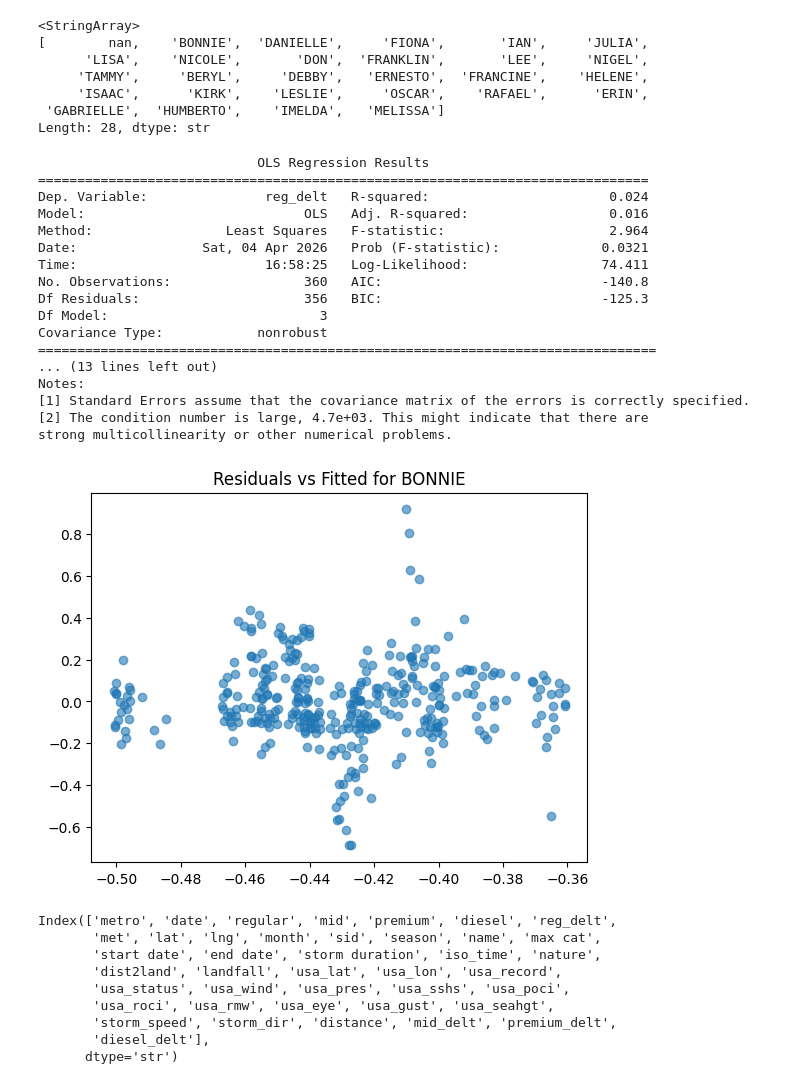
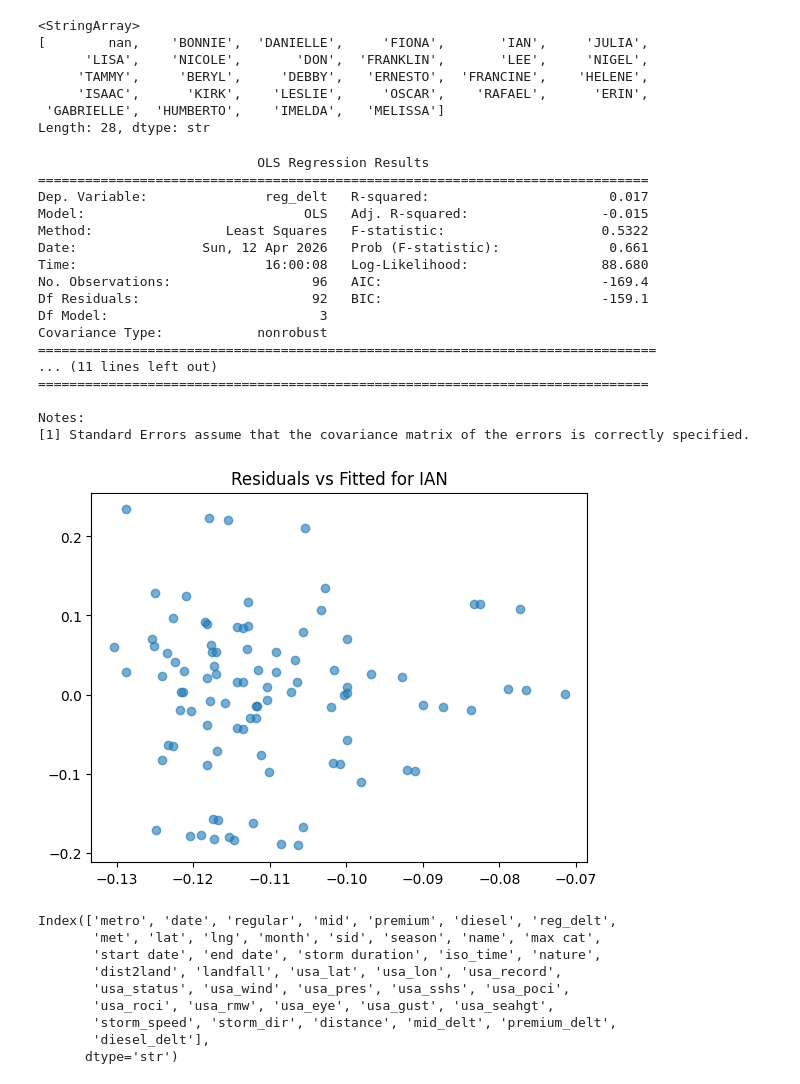
Before and after one commit to sofieappel/HurricanesAndGasPrices, a Jupyter notebook: reg.ipynb, the cells around one changed output. Drawn from its saved outputs; the diff is of its cells as text; code cells hidden in the pictures.

```diff
--- a/reg.ipynb
+++ b/reg.ipynb
@@ -69,30 +67,30 @@ Length: 28, dtype: str
 # %%
 model_bonnie, df_bonnie = storm_ols(
     df = df,
-    storm_name = 'BONNIE',
+    storm_name = 'IAN',
     outcome = "reg_delt",
     regressors = ["storm_speed", "distance", "dist2land"],
     diagnostic=True
 )
 # %% [output]
                             OLS Regression Results
 ==============================================================================
-Dep. Variable:               reg_delt   R-squared:                       0.024
-Model:                            OLS   Adj. R-squared:                  0.016
-Method:                 Least Squares   F-statistic:                     2.964
-Date:                Sat, 04 Apr 2026   Prob (F-statistic):             0.0321
-Time:                        16:58:25   Log-Likelihood:                 74.411
-No. Observations:                 360   AIC:                            -140.8
-Df Residuals:                     356   BIC:                            -125.3
+Dep. Variable:               reg_delt   R-squared:                       0.017
+Model:                            OLS   Adj. R-squared:                 -0.015
+Method:                 Least Squares   F-statistic:                    0.5322
+Date:                Sun, 12 Apr 2026   Prob (F-statistic):              0.661
+Time:                        16:00:08   Log-Likelihood:                 88.680
+No. Observations:                  96   AIC:                            -169.4
+Df Residuals:                      92   BIC:                            -159.1
 Df Model:                           3
 Covariance Type:            nonrobust
 ===============================================================================
-... (13 lines left out)
+... (11 lines left out)
+==============================================================================
+
 Notes:
 [1] Standard Errors assume that the covariance matrix of the errors is correctly specified.
-[2] The condition number is large, 4.7e+03. This might indicate that there are
-strong multicollinearity or other numerical problems.
-[figure, old version]
+[figure, new version]
 # %%
 df.columns
 # %% [output]
```
Also changed, not shown: parts of 15 cells of this notebook, 1 other file.
